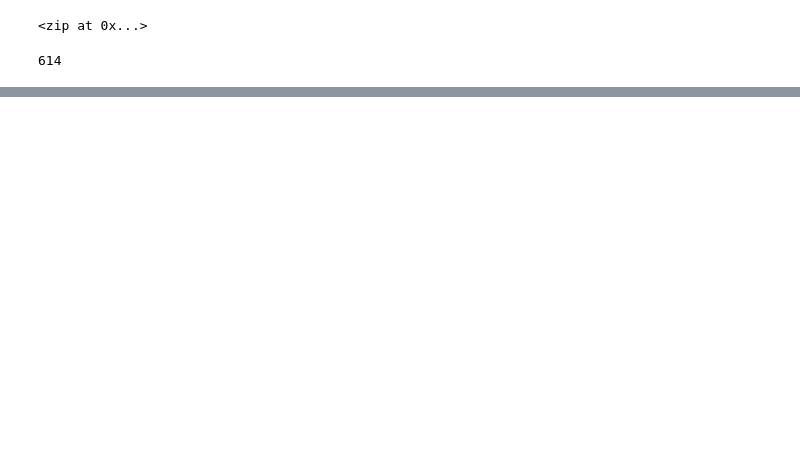
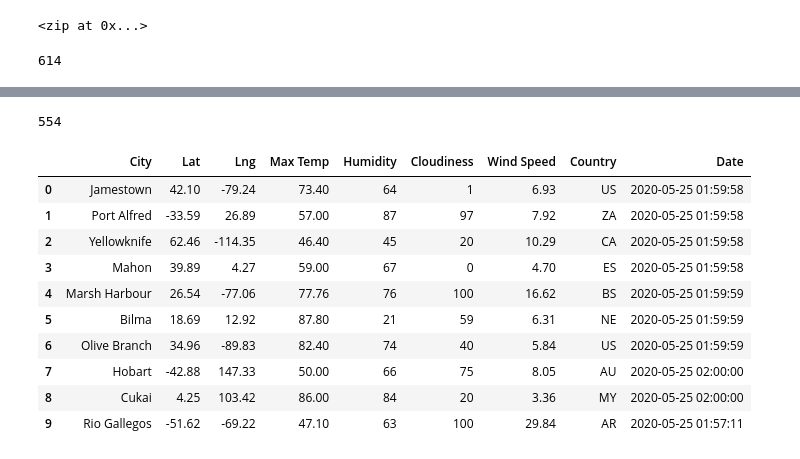
Before and after one commit to diapopa/World_Weather_Analysis, a Jupyter notebook: WeatherPy.ipynb, the cells around one changed output, grey strips where cells are left out. Cells and saved outputs as stored; diff of their text form; code cells hidden in the pictures; blank space fills up the shorter version.

```diff
--- a/WeatherPy.ipynb
+++ b/WeatherPy.ipynb
@@ -35,0 +45,4 @@ len(cities)
+# %%
+# Starting URL for Weather Map API Call.
+url = "http://api.openweathermap.org/data/2.5/weather?units=Imperial&APPID=" + weather_api_key
+print(url)
@@ -35,0 +129,20 @@ len(cities)
+# %%
+len(city_data)
+# %% [output]
+554
+# %%
+# Convert the array of dictionaries to a Pandas DataFrame.
+city_data_df = pd.DataFrame(city_data)
+city_data_df.head(10)
+# %% [output]
+|  | City | Lat | Lng | Max Temp | Humidity | Cloudiness | Wind Speed | Country | Date |
+| 0 | Jamestown | 42.10 | -79.24 | 73.40 | 64 | 1 | 6.93 | US | 2020-05-25 01:59:58 |
+| 1 | Port Alfred | -33.59 | 26.89 | 57.00 | 87 | 97 | 7.92 | ZA | 2020-05-25 01:59:58 |
+| 2 | Yellowknife | 62.46 | -114.35 | 46.40 | 45 | 20 | 10.29 | CA | 2020-05-25 01:59:58 |
+| 3 | Mahon | 39.89 | 4.27 | 59.00 | 67 | 0 | 4.70 | ES | 2020-05-25 01:59:58 |
+| 4 | Marsh Harbour | 26.54 | -77.06 | 77.76 | 76 | 100 | 16.62 | BS | 2020-05-25 01:59:59 |
+| 5 | Bilma | 18.69 | 12.92 | 87.80 | 21 | 59 | 6.31 | NE | 2020-05-25 01:59:59 |
+| 6 | Olive Branch | 34.96 | -89.83 | 82.40 | 74 | 40 | 5.84 | US | 2020-05-25 01:59:59 |
+| 7 | Hobart | -42.88 | 147.33 | 50.00 | 66 | 75 | 8.05 | AU | 2020-05-25 02:00:00 |
+| 8 | Cukai | 4.25 | 103.42 | 86.00 | 84 | 20 | 3.36 | MY | 2020-05-25 02:00:00 |
+| 9 | Rio Gallegos | -51.62 | -69.22 | 47.10 | 63 | 100 | 29.84 | AR | 2020-05-25 01:57:11 |
```
Also changed, not shown: parts of 5 cells of this notebook, 3 other files.
